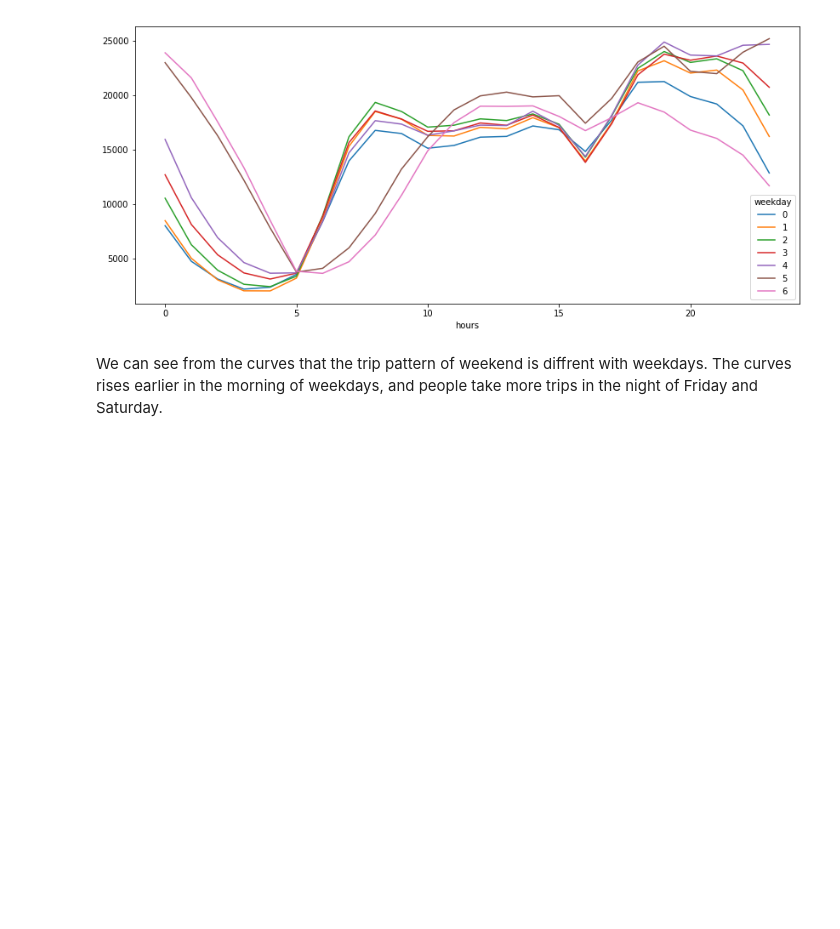
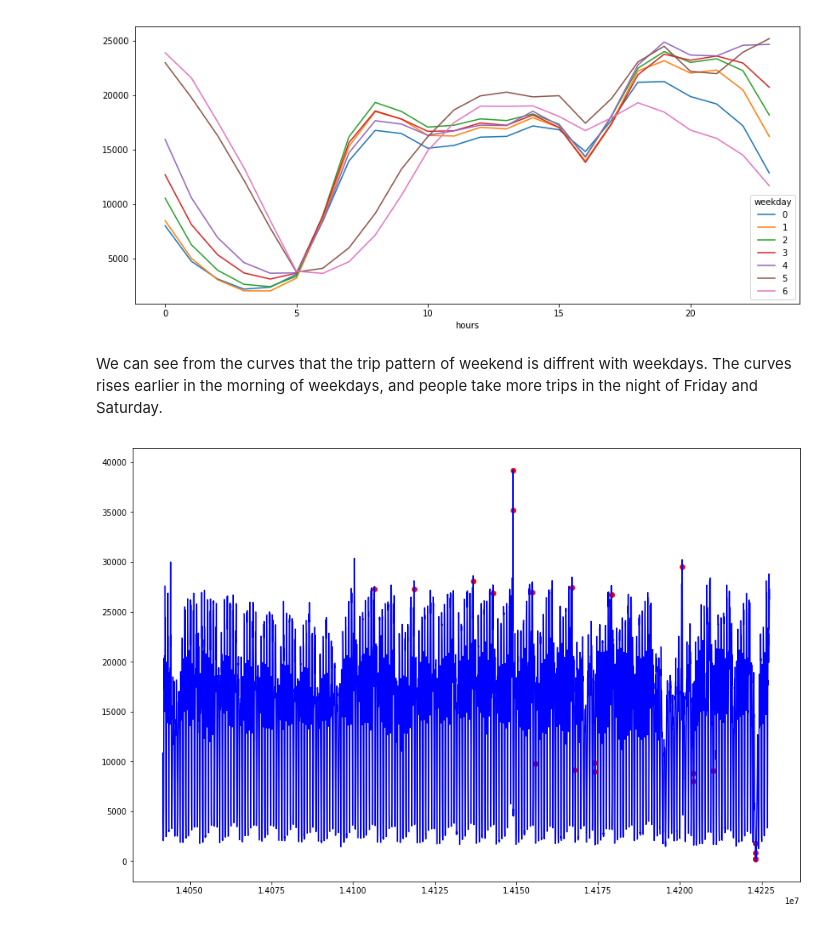
Before and after one commit to RuotingZheng/Anomaly, a Jupyter notebook: anomaly.ipynb, the cells around one changed output. Drawn from its saved outputs; the diff is of its cells as text; code cells hidden in the pictures; blank space fills up the shorter version.

```diff
--- a/anomaly.ipynb
+++ b/anomaly.ipynb
@@ -67,0 +71,29 @@ We can see from the curves that the trip pattern of weekend is diffrent with wee
+# %%
+data = df_new[['hours', 'weekday','value']]
+
+min_max_scaler = preprocessing.StandardScaler()
+np_scaled = min_max_scaler.fit_transform(data)
+data = pd.DataFrame(np_scaled)
+
+# train isolation forest
+
+outlierFraction = 0.002
+model = IsolationForest(contamination = outlierFraction)
+model.fit(data)
+
+# add the data to the main
+df['anomaly'] = pd.Series(model.predict(data))
+df['anomaly'] = df['anomaly'].map( {1: 0, -1: 1} )
+# %%
+df['date'] = df.timestamp.apply(lambda t:t.date())
+df['time_epoch'] = (df['timestamp'].astype(np.int64)/100000000000).astype(np.int64)
+# %%
+fig, ax = plt.subplots( figsize=(15,10))
+
+a = df.loc[df['anomaly'] == 1, ['time_epoch', 'value']] #anomaly
+
+ax.plot(df['time_epoch'], df['value'], color='blue')
+ax.scatter(a['time_epoch'],a['value'], color='red')
+plt.show()
+# %% [output]
+[figure, added]
```
Also changed, not shown: parts of 7 cells of this notebook.
